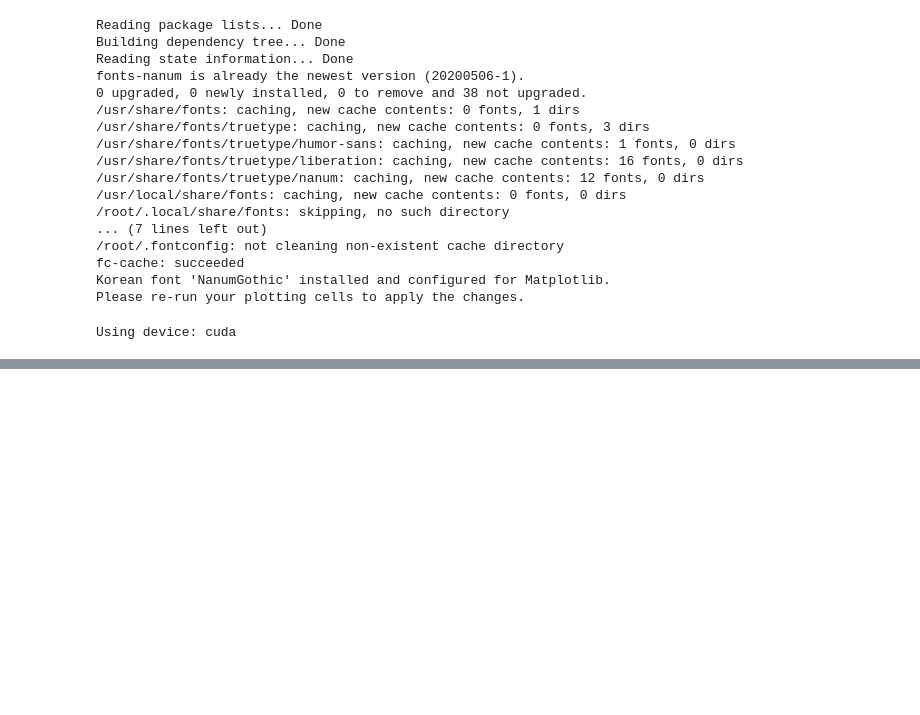
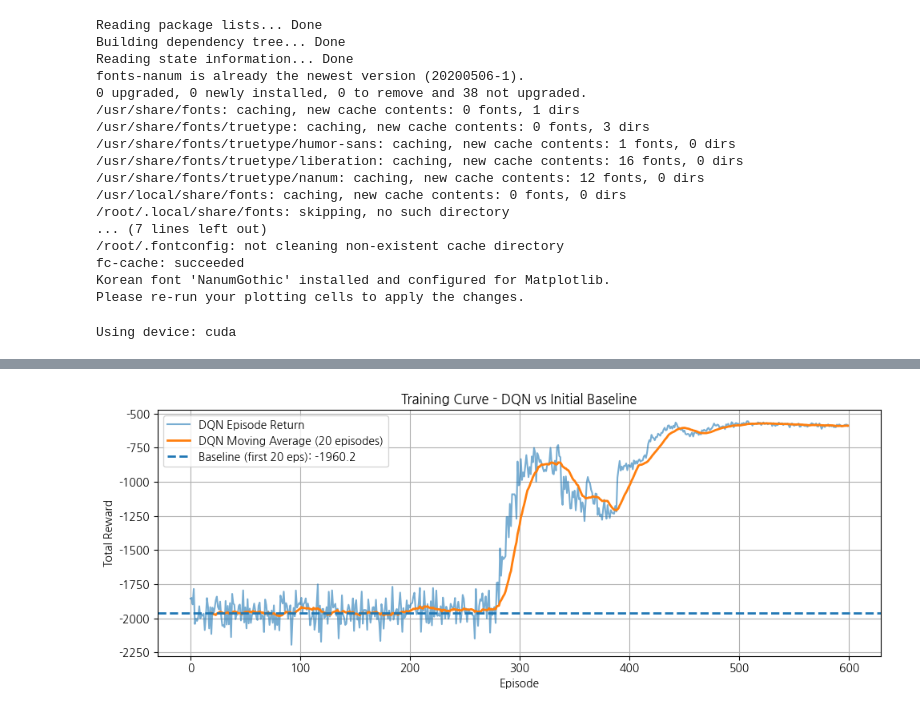
Before and after one commit to Moong6/RL_Project, a Jupyter notebook: RL_project.ipynb, the cells around one changed output, grey strips where cells are left out. Saved outputs shown, nothing was run; the diff lists cells and outputs as text; code cells hidden in the pictures; blank space fills up the shorter version.

```diff
--- a/RL_project.ipynb
+++ b/RL_project.ipynb
@@ -578,0 +472,89 @@ plt.show()
+# %%
+# ============================================================
+# 5. 학습 곡선 시각화 (Training Curve / Loss)
+#    - DQN vs Baseline(초기 성능)
+# ============================================================
+
+import numpy as np
+import matplotlib.pyplot as plt
+
+# -----------------------------
+# (0) Baseline: 학습 초기 에피소드 평균 리턴
+# -----------------------------
+baseline_window = min(20, len(scores))   # 앞 20 에피소드 기준
+baseline_avg_return = float(np.mean(scores[:baseline_window]))
+print(f"[INFO] Baseline (first {baseline_window} episodes) avg return: {baseline_avg_return:.1f}")
+
+
+# -----------------------------
+# (1) Training Curve: DQN vs Baseline
+# -----------------------------
+plt.figure(figsize=(10, 4))
+
+# DQN 에피소드별 리턴
+plt.plot(scores, label='DQN Episode Return', alpha=0.6)
+
+# DQN 이동 평균
+if len(scores) >= ma_window:
+    dqn_ma = np.convolve(scores, np.ones(ma_window)/ma_window, mode='valid')
+    plt.plot(
+        range(ma_window - 1, len(scores)),
+        dqn_ma,
+        label=f'DQN Moving Average ({ma_window} episodes)',
+        linewidth=2
+    )
+
+# Baseline(초기 성능) 수평선
+plt.axhline(
+    y=baseline_avg_return,
+    linestyle='--',
+    linewidth=2,
+    label=f'Baseline (first {baseline_window} eps): {baseline_avg_return:.1f}'
+)
+
+plt.xlabel('Episode')
+plt.ylabel('Total Reward')
+plt.title('Training Curve - DQN vs Initial Baseline')
+plt.grid(True)
+plt.legend()
+plt.tight_layout()
+plt.show()
+
+
+# -----------------------------
+# (2) Improvement over Baseline
+#     (DQN Moving Average - Baseline)
+# -----------------------------
+plt.figure(figsize=(10, 4))
+
+if len(scores) >= ma_window:
+    dqn_ma = np.convolve(scores, np.ones(ma_window)/ma_window, mode='valid')
+    x_ma = np.arange(ma_window - 1, len(scores))
+
+    improvement = dqn_ma - baseline_avg_return
+
+    plt.plot(
+        x_ma, improvement,
+        linewidth=2,
+        label='DQN Advantage over Initial Baseline'
+    )
+else:
+    improvement = np.array(scores) - baseline_avg_return
+    x_ma = np.arange(len(scores))
+    plt.plot(
+        x_ma, improvement,
+        linewidth=2,
+        label='DQN Advantage over Initial Baseline'
+    )
+
+# 기준선(0): 초기 baseline과 동일한 성능
+plt.axhline(y=0.0, color='gray', linestyle='--', linewidth=1)
+
+plt.xlabel('Episode')
+plt.ylabel('Return Difference (DQN - Baseline)')
+plt.title('Improvement over Initial Baseline')
+plt.grid(True)
+plt.legend()
+plt.tight_layout()
+plt.show()
+# %% [output]
@@ -578,0 +562 @@ plt.show()
+[figure, added]
```
Also changed, not shown: parts of 6 cells of this notebook.
